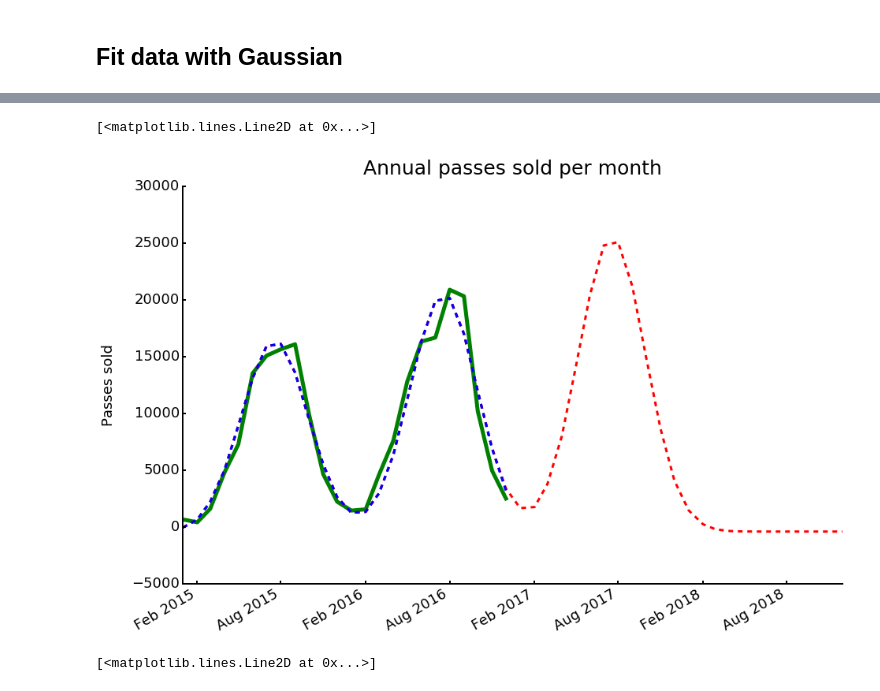
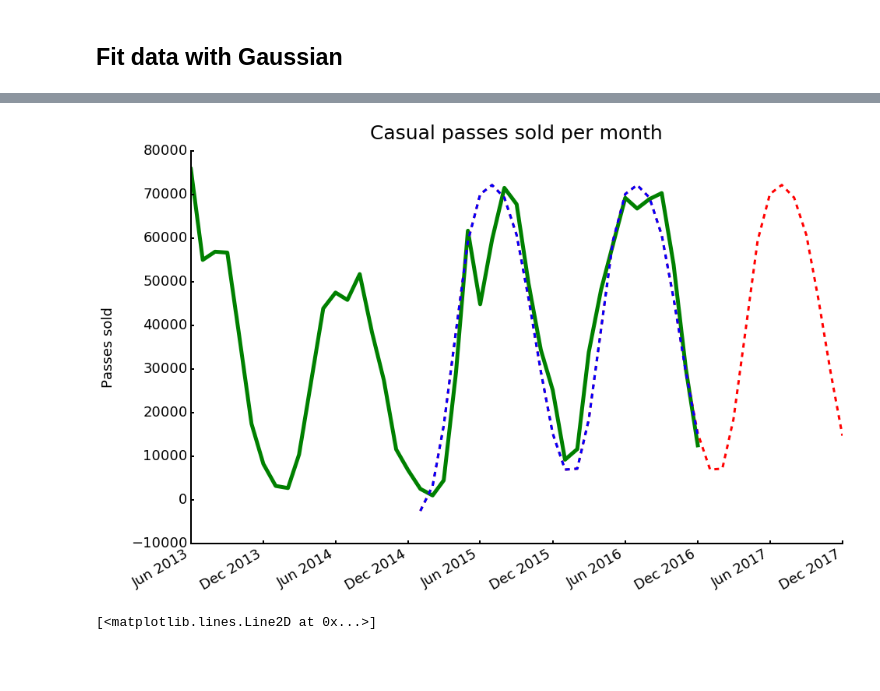
Before and after one commit to cleipski/Citibike, a Jupyter notebook: citibike_02.ipynb, the cells around one changed output, grey strips where cells are left out. Saved outputs shown, nothing was run; the diff lists cells and outputs as text; code cells hidden in the pictures; blank space fills up the shorter version.

```diff
--- a/citibike_02.ipynb
+++ b/citibike_02.ipynb
@@ -479,8 +588,12 @@ def gauss(x, a, x0, sigma):
     return a*np.exp(-(x-x0)**2/(2*sigma**2))
 def double_gauss(x, a, b, x0, sigma, m, off):
     return (a*np.exp(-(x-x0)**2/(2*sigma**2)) +
-            b*np.exp(-(x-x0-12.)**2/(2*sigma**2)) +
+            a*b*np.exp(-(x-x0-12.)**2/(2*sigma**2)) +
             m*x+off)
+def double_gauss_nooff(x, a, b, x0, sigma):
+    return (a*np.exp(-(x-x0)**2/(2*sigma**2)) +
+            a*b*np.exp(-(x-x0-12.)**2/(2*sigma**2)))
+
 # def double_gauss(x, a, x0, sigma, m, off):
 #     return (a*np.exp(-(x-x0)**2/(2*sigma**2)) +
 #             a*np.exp(-(x-x0-12.)**2/(2*sigma**2)) +
@@ -488,6 +601,6 @@ def double_gauss(x, a, b, x0, sigma, m, off):
 
 def triple_gauss(x, a, b, x0, sigma, m, off):
     return (a*np.exp(-(x-x0)**2/(2*sigma**2))+
-            b*np.exp(-(x-x0-12.)**2/(2*sigma**2))+
-            b*1.24*np.exp(-(x-x0-12.-12.)**2/(2*sigma**2))+
+            a*b*np.exp(-(x-x0-12.)**2/(2*sigma**2))+
+            b*a*b*np.exp(-(x-x0-12.-12.)**2/(2*sigma**2))+
             m*x+off)
@@ -494,14 +731,9 @@ def triple_gauss(x, a, b, x0, sigma, m, off):
 # %%
-from scipy.optimize import curve_fit
-
-# Fit data
-dates = df['date'][(df['active_annual_members'] > 0) &
-                  (df['year'] >= 2015)].tolist()
-yearly = df['yearly'][(df['active_annual_members'] > 0) &
-                     (df['year'] >= 2015)].tolist()
+dates = df['date'][df['active_annual_members'] > 0].tolist()
+casual = df['casual'][df['active_annual_members'] > 0].tolist()
 
 fig, ax = plt.subplots(figsize=(15, 10))
-plt.plot(dates,yearly,'g-', alpha=1,lw=5)
+plt.plot(dates,casual,'g-', alpha=1,lw=5)
 
 # rotate and align the tick labels so they look better
 fig.autofmt_xdate()
@@ -513,7 +745,7 @@ ax.fmt_xdata = mdates.DateFormatter('%Y-%m-%d')
 # plt.xlabel('Date', fontsize=18)
 plt.ylabel('Passes sold', fontsize=18)
 ax.yaxis.labelpad = 20
-plt.title('Annual passes sold per month', fontsize=25,y=1.02)
+plt.title('Casual passes sold per month', fontsize=25,y=1.02)
 # plt.grid(True)
 ax.tick_params(labelsize=18)
 
@@ -531,14 +763,22 @@ ax.yaxis.set_tick_params(width=2)
 ax.yaxis.set_ticks_position('left')
 ax.xaxis.set_ticks_position('bottom')
 
+# Fit data
+dates = df['date'][(df['active_annual_members'] > 0) &
+                  (df['year'] >= 2015)].tolist()
+yearly = df['casual'][(df['active_annual_members'] > 0) &
+                     (df['year'] >= 2015)].tolist()
+
+
 # data points
 num_points = len(yearly)
-Tx = linspace(5., 8., num_points)
-Tx = arange(num_points)
+Tx = np.linspace(5., 8., num_points)
+Tx = np.arange(num_points)
 shp = df['date'].shape
 Tx = [np.abs(x-shp[0]) for x in Tx]
 Tx = np.array(Tx[::-1])
 tX = yearly
+
 
 
 # #estimate mean and standard deviation
@@ -547,6 +787,8 @@ tX = yearly
 #do the fit!
 p0 = [2e4,27,2]
 popt, pcov = curve_fit(gauss, Tx, tX, p0 = p0)
+# plt.plot(dates,gauss(Tx, *popt),'r--',lw=3)
+
 
 # plt.plot(Tx,gauss(Tx, 2e4,27,2))
 #plot the fit results
@@ -557,32 +799,46 @@ popt, pcov = curve_fit(gauss, Tx, tX, p0 = p0)
 print(popt)
 
 param_bounds=([-np.inf,0,-np.inf],[np.inf,2,np.inf])
-p0 = [1.8e4,2e4,27.,1.5,2.3,-400.]
-param_bounds = ([1e4,1e4,25,0,0,-np.inf],
-               np.inf)
+p0 = [7.0e4,7.0e4,27.,2.5,0.3,-2400.]
+p1 = [3.0e4,3.0e4,27.,1.5,0.3,-2400.]
 
-# Constrain the optimization to the region of 0 < a < 3, 0 < b < 2 and 0 < c < 1:
+# plt.plot(dates,double_gauss(Tx, *p0)+double_gauss(Tx+3, *p1),'m--',lw=3)
+# plt.plot(dates,double_gauss(Tx+3, *p1),'y--',lw=3)
 
-# >>>
-# >>> popt, pcov = curve_fit(func, xdata, ydata, bounds=(0, [3., 2., 1.]))
+def double_gauss(x, a, b, x0, sigma, m, off):
+    return (a*np.exp(-(x-x0)**2/(2*sigma**2)) +
+            a*np.exp(-(x-x0-12.)**2/(2*sigma**2)) +
+            m*x+off)
 
-popt, pcov = curve_fit(double_gauss, Tx, tX, bounds=param_bounds)
+
+
+popt, pcov = curve_fit(double_gauss, Tx, tX)
+
 print(popt)
-print(popt[1]/popt[0])
 # plt.plot(Tx,double_gauss(Tx, *p0))
 
-plt.plot(dates,double_gauss(Tx, *popt),'b--',lw=3)
+# plt.plot(dates,double_gauss(Tx, *popt),'b--',lw=3)
 
 new_x = dates[:]
-add_months = np.arange(24)
+add_months = np.arange(12)
 for i in add_months:
     new_x.append(new_x[-1] + relativedelta(months=1))
 num_points = len(new_x)
-new_Tx = arange(num_points)
+new_Tx = np.arange(num_points)
 new_Tx = [x+Tx[0] for x in new_Tx]
 new_Tx = np.array(new_Tx)
 
-plt.plot(new_x,triple_gauss(new_Tx, *popt),'r--',lw=3)
+# plt.plot(new_x,triple_gauss(new_Tx, *popt),'r--',lw=3)
+# plt.plot(dates,double_gauss(Tx, *popt),'b--',lw=3)
 
-plt.plot(dates,double_gauss(Tx, *popt),'b--',lw=3)
+def triple_gauss(x, a, b, x0, sigma, m, off):
+    return (a*np.exp(-(x-x0)**2/(2*sigma**2))+
+            b*np.exp(-(x-x0-12.)**2/(2*sigma**2))+
+            b*np.exp(-(x-x0-12.-12.)**2/(2*sigma**2))+
+            m*x+off)
+
+plt.plot(new_x,triple_gauss(new_Tx, *p0)+triple_gauss(new_Tx+3, *p1),'r--',lw=3)
+plt.plot(dates,double_gauss(Tx, *p0)+double_gauss(Tx+3, *p1),'b--',lw=3)
+
+plt.savefig(os.path.join(data_dir,'plots','monthly_variations_in_casual_passes_sold_03.pdf'), bbox_inches='tight')
 # %% [output]
@@ -593,5 +848,4 @@ plt.plot(dates,double_gauss(Tx, *popt),'b--',lw=3)
-[<matplotlib.lines.Line2D at 0x...>]
-[figure, old version]
+[figure, new version]
 # %%
 dates = df['date'][df['active_annual_members'] > 0].tolist()
 rate = df['mth_over_mth'][df['active_annual_members'] > 0].tolist()
```
Also changed, not shown: parts of 19 cells of this notebook.
